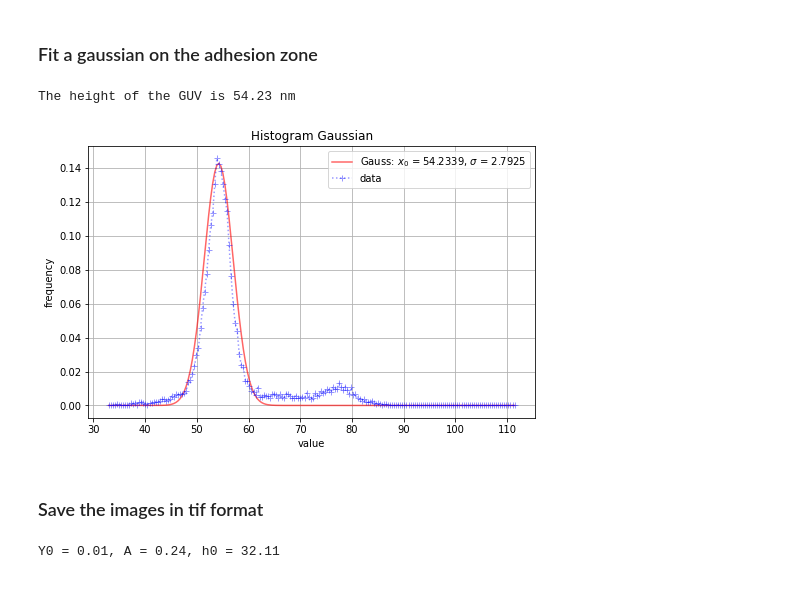
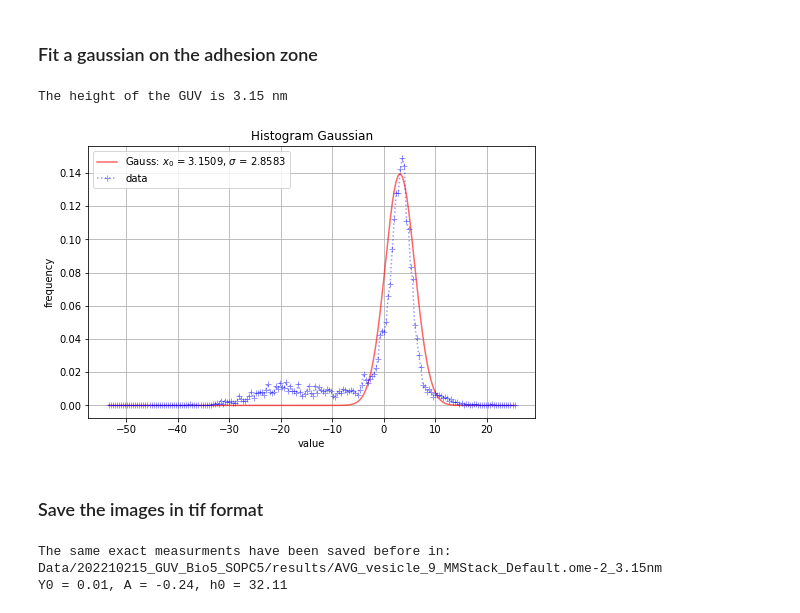
Before and after one commit to ahmed344/Membrane-Topography, a Jupyter notebook: Height_map_Ecad.ipynb, the cells around one changed output. Saved outputs shown, nothing was run; the diff lists cells and outputs as text; code cells hidden in the pictures.

```diff
--- a/Height_map_Ecad.ipynb
+++ b/Height_map_Ecad.ipynb
@@ -36,22 +50,22 @@ diaphragm.show_summary()
 img = io.imread(f"Data/{experiment}/data/{object_img}.tif")
 
 # Subtract the base line
-img = img - 310
+img = img - 700
 
 # display the image and it's histogram
 plt.figure(figsize=(20,5))
 
 plt.subplot(121)
+plt.imshow(img, cmap="gray")
 plt.axis('off')
-plt.title('Original image', fontsize='x-large')
-plt.imshow(img, cmap = "gray")
+plt.title('GUV image', fontsize='x-large')
 plt.colorbar();
 
 plt.subplot(122)
-plt.title('Original histogram', fontsize='x-large')
+plt.hist(img.ravel(), bins = 500)
+plt.title('GUV histogram', fontsize='x-large')
 plt.xlabel('Intensity', fontsize='x-large')
 plt.ylabel('Frequency', fontsize='x-large')
-plt.hist(img.ravel(), bins = 500)
 #plt.xlim(0,3000)
 plt.grid();
 # %% [output]
@@ -118,0 +75,9 @@ Y0 = 0.01, A = 0.24, h0 = 32.11
+# %%
+# Define the RICM class with certain n_inner
+ricm = RICM(img, n_inner=1.344, p=0.5, hole=3)
+
+# Display the way to the RICM height mapping step by step
+ricm.show_summary(save=True)
+
+# Extract the hieght on the contact zone
+i_height, _ = ricm.model_fitting(h=np.linspace(-100, 200, 600), show=True)
@@ -120,14 +91,14 @@ Y0 = 0.01, A = 0.24, h0 = 32.11
 ### Fit a gaussian on the adhesion zone
 # %%
 # Fit a gaussian on the adhesion zone histogram
-gauss = Fit_Gaussian(h_img, normalized=True)
+gauss = Fit_Gaussian(i_height, normalized=True)
 height, _ = gauss.hist_fitting(show=True)
 
 # Print the height in nano meter
 print(f'The height of the GUV is {height:.2f} nm')
 # %% [output]
-The height of the GUV is 54.23 nm
+The height of the GUV is 3.15 nm
-[figure, old version]
+[figure, new version]
 # %% [markdown]
 ### Save the images in tif format
 # %%
@@ -136,16 +107,19 @@ path = f'Data/{experiment}/results/{object_img}_{height:.2f}nm'
 try:
     # Create a directory for the results
     os.mkdir(path)
-    # Save the results
-    Image.fromarray(img).save(f'{path}/original.tif')
-    Image.fromarray(ricm.nl_denoise()).save(f'{path}/nl_denoise.tif')
-    Image.fromarray(ricm.edge_detection()).save(f'{path}/edge_detection.tif')
-    Image.fromarray(ricm.mask()).save(f'{path}/mask.tif')
-    Image.fromarray(ricm.background_fitting()).save(f'{path}/background_fitting.tif')
-    Image.fromarray(ricm.correct()).save(f'{path}/correct.tif')
-    Image.fromarray(ricm.background_normalization()).save(f'{path}/background_normalization.tif')
-    Image.fromarray(ricm.height()).save(f'{path}/height.tif')
 except:
     print(f'The same exact measurments have been saved before in:\n{path}')
+
+# Save the results
+Image.fromarray(img).save(f'{path}/original.tif')
+Image.fromarray(ricm.nl_denoise()).save(f'{path}/nl_denoise.tif')
+Image.fromarray(ricm.edge_detection()).save(f'{path}/edge_detection.tif')
+Image.fromarray(ricm.mask()).save(f'{path}/mask.tif')
+Image.fromarray(ricm.background_fitting()).save(f'{path}/background_fitting.tif')
+Image.fromarray(ricm.correct()).save(f'{path}/correct.tif')
+Image.fromarray(ricm.background_normalization()).save(f'{path}/background_normalization.tif')
+Image.fromarray(ricm.height()).save(f'{path}/height.tif')
 # %% [output]
-Y0 = 0.01, A = 0.24, h0 = 32.11
+The same exact measurments have been saved before in:
+Data/202210215_GUV_Bio5_SOPC5/results/AVG_vesicle_9_MMStack_Default.ome-2_3.15nm
+Y0 = 0.01, A = -0.24, h0 = 32.11
```
Also changed, not shown: parts of 6 cells of this notebook, 2 other files.
